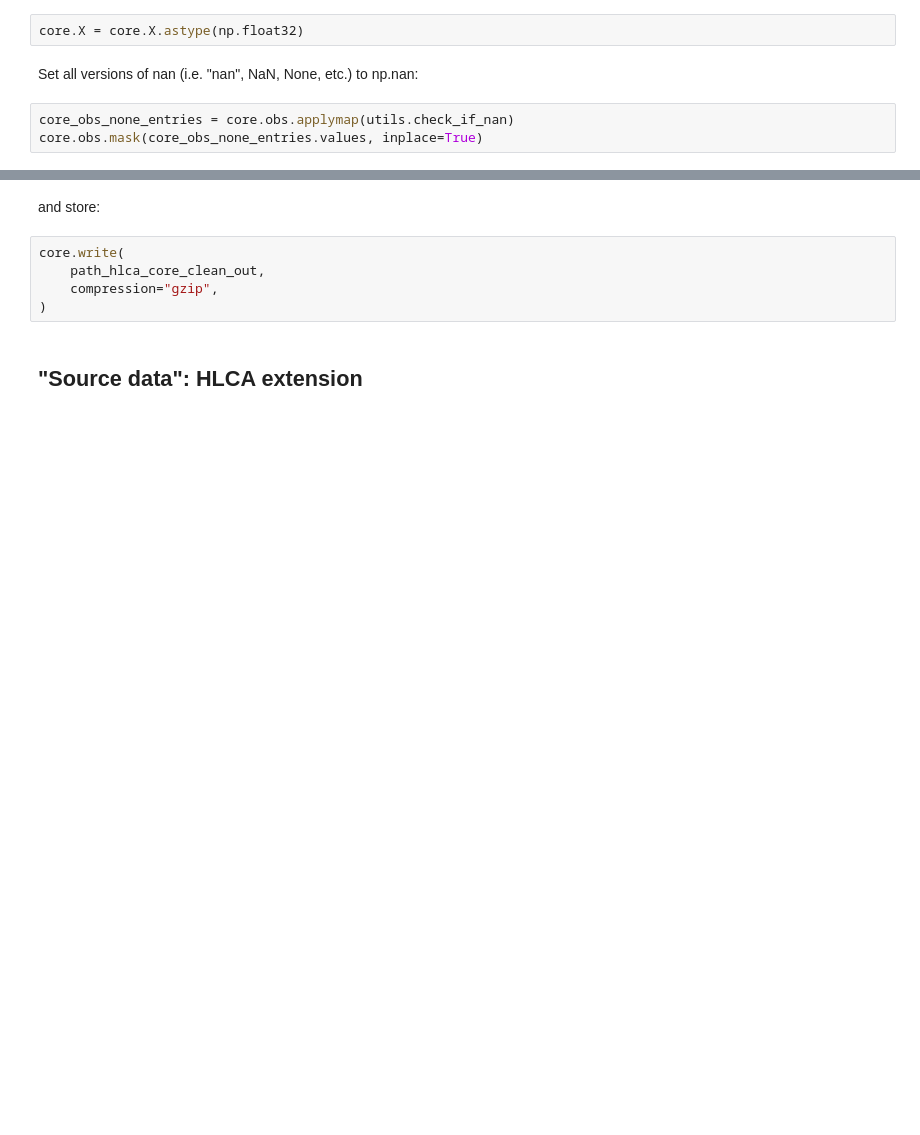
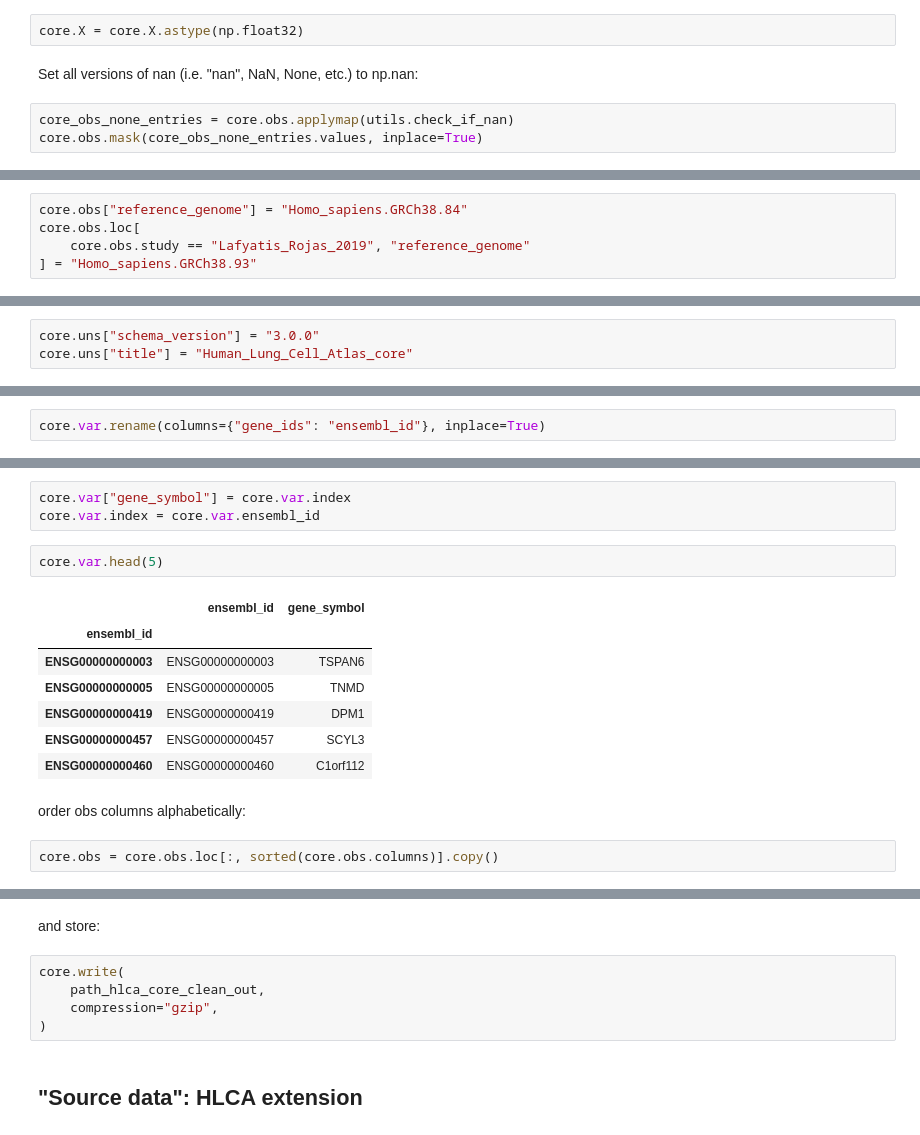
Before and after one commit to LungCellAtlas/HLCA_reproducibility, a Jupyter notebook: notebooks/3_atlas_extension/15_generate_supp_tables_and_cleaned_up_source_data.ipynb, the cells around one changed output, grey strips where cells are left out. Saved outputs shown, nothing was run; the diff lists cells and outputs as text; blank space fills up the shorter version.

```diff
--- a/notebooks/3_atlas_extension/15_generate_supp_tables_and_cleaned_up_source_data.ipynb
+++ b/notebooks/3_atlas_extension/15_generate_supp_tables_and_cleaned_up_source_data.ipynb
@@ -413,0 +494,5 @@ core.obs.mask(core_obs_none_entries.values, inplace=True)
+# %%
+core.obs["reference_genome"] = "Homo_sapiens.GRCh38.84"
+core.obs.loc[
+    core.obs.study == "Lafyatis_Rojas_2019", "reference_genome"
+] = "Homo_sapiens.GRCh38.93"
@@ -413,0 +529,3 @@ core.obs.mask(core_obs_none_entries.values, inplace=True)
+# %%
+core.uns["schema_version"] = "3.0.0"
+core.uns["title"] = "Human_Lung_Cell_Atlas_core"
@@ -413,0 +534,2 @@ core.obs.mask(core_obs_none_entries.values, inplace=True)
+# %%
+core.var.rename(columns={"gene_ids": "ensembl_id"}, inplace=True)
@@ -413,0 +545,17 @@ core.obs.mask(core_obs_none_entries.values, inplace=True)
+# %%
+core.var["gene_symbol"] = core.var.index
+core.var.index = core.var.ensembl_id
+# %%
+core.var.head(5)
+# %% [output]
+|  | ensembl_id | gene_symbol |
+| ensembl_id |  |  |
+| ENSG00000000003 | ENSG00000000003 | TSPAN6 |
+| ENSG00000000005 | ENSG00000000005 | TNMD |
+| ENSG00000000419 | ENSG00000000419 | DPM1 |
+| ENSG00000000457 | ENSG00000000457 | SCYL3 |
+| ENSG00000000460 | ENSG00000000460 | C1orf112 |
+# %% [markdown]
+order obs columns alphabetically:
+# %%
+core.obs = core.obs.loc[:, sorted(core.obs.columns)].copy()
```
Also changed, not shown: parts of 30 cells of this notebook.
